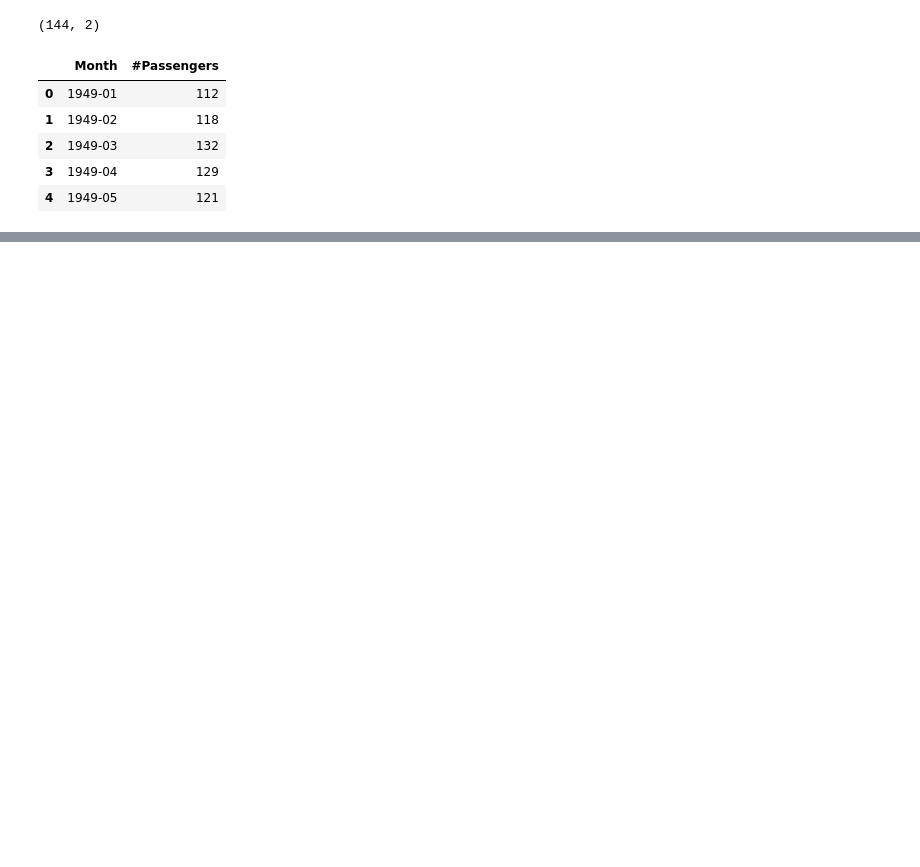
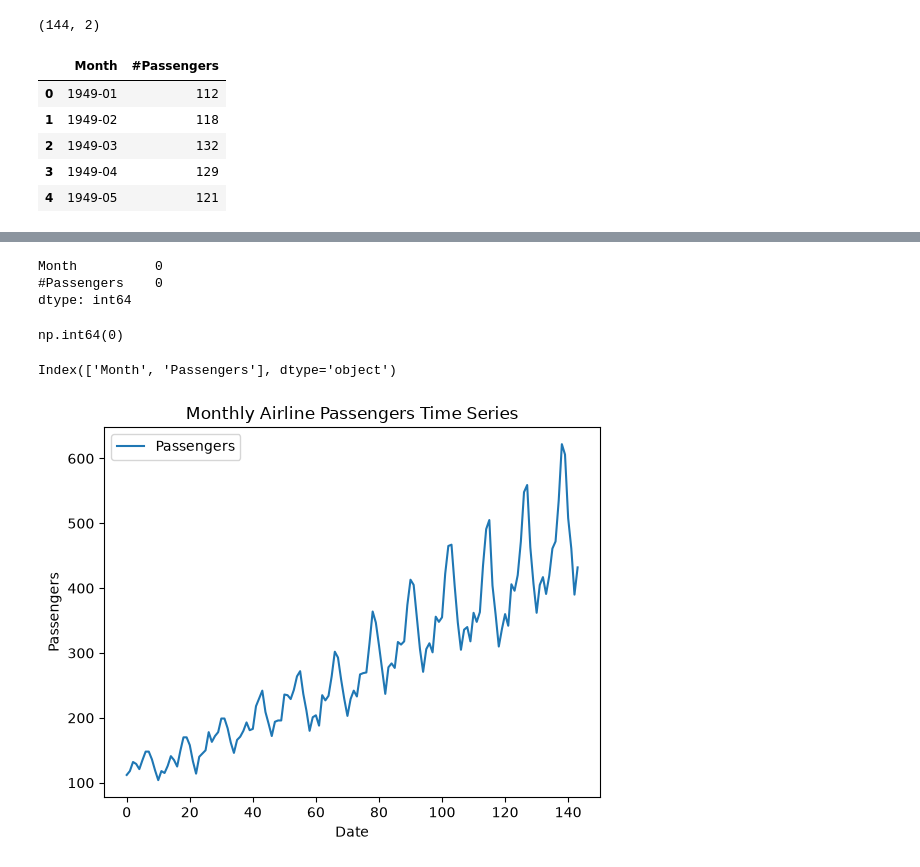
Before and after one commit to Dilshan7704/Air-Passengers-Time-Series-Forecasting-ML, a Jupyter notebook: src/data_preprocessing.ipynb, the cells around one changed output, grey strips where cells are left out. Drawn from its saved outputs; the diff is of its cells as text; code cells hidden in the pictures; blank space fills up the shorter version.

```diff
--- a/src/data_preprocessing.ipynb
+++ b/src/data_preprocessing.ipynb
@@ -24,0 +46,29 @@ df.head()
+# %%
+#check missing values
+df.isnull().sum()
+# %% [output]
+Month          0
+#Passengers    0
+dtype: int64
+# %%
+#check duplicates
+df.duplicated().sum()
+# %% [output]
+np.int64(0)
+# %%
+df.columns
+# %% [output]
+Index(['Month', 'Passengers'], dtype='object')
+# %%
+#change column name
+df.rename(columns={'#Passengers':'Passengers'}, inplace=True)
+# %%
+#plot time series
+plt.plot( df['Passengers'], label='Passengers')
+plt.xlabel('Date')
+plt.ylabel('Passengers')
+plt.title('Monthly Airline Passengers Time Series')
+plt.legend()
+plt.show()
+# %% [output]
+[figure, added]
```
Also changed, not shown: parts of 2 cells of this notebook.
